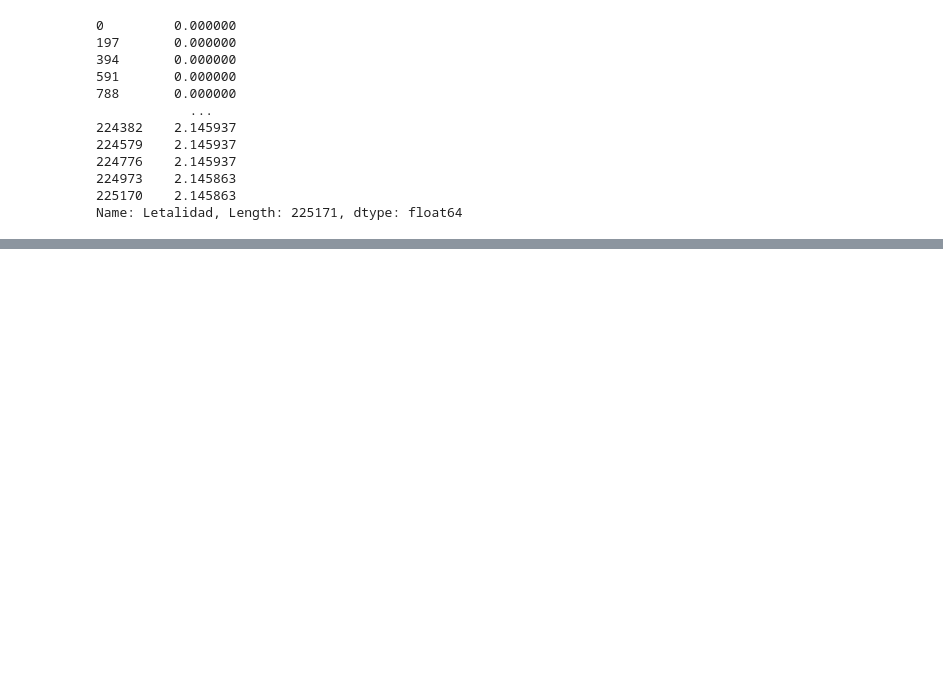
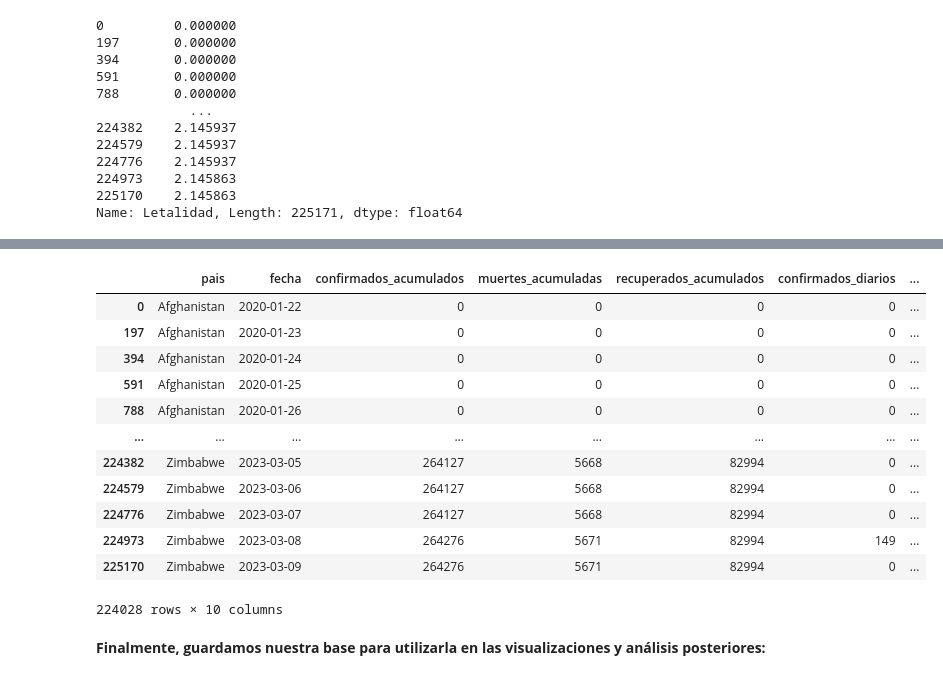
Before and after one commit to cpizarrov/proyecto_final, a Jupyter notebook: 03_Nuevasvariables_y_Limpiezaprofunda.ipynb, the cells around one changed output, grey strips where cells are left out. Cells and saved outputs as stored; diff of their text form; code cells hidden in the pictures; blank space fills up the shorter version.

```diff
--- a/03_Nuevasvariables_y_Limpiezaprofunda.ipynb
+++ b/03_Nuevasvariables_y_Limpiezaprofunda.ipynb
@@ -423,0 +447,7 @@ sns.lineplot(data=Turkey, x='Fecha', y='Recuperados diarios', linestyle='-')
+# %%
+reodenar_columnas = ['País','Fecha','Confirmados acumulados','Muertes acumuladas','Recuperados acumulados','Confirmados diarios','Muertes diarias','Recuperados diarios','Casos Activos','Letalidad']
+df = df[reodenar_columnas]
+# %%
+renombrar_columnas = ['pais','fecha','confirmados_acumulados','muertes_acumuladas','recuperados_acumulados','confirmados_diarios','muertes_diarias','recuperados_diarios','casos_activos','letalidad']
+df.columns = renombrar_columnas
+print(df.dtypes)
@@ -423,0 +466,23 @@ sns.lineplot(data=Turkey, x='Fecha', y='Recuperados diarios', linestyle='-')
+# %%
+df['recuperados_acumulados'] = df['recuperados_acumulados'].astype(int)
+df['confirmados_diarios'] = df['confirmados_diarios'].astype(int)
+df['muertes_diarias'] = df['muertes_diarias'].astype(int)
+df['recuperados_diarios'] = df['recuperados_diarios'].astype(int)
+# %%
+df
+# %% [output]
+|  | pais | fecha | confirmados_acumulados | muertes_acumuladas | recuperados_acumulados | confirmados_diarios | ... |
+| 0 | Afghanistan | 2020-01-22 | 0 | 0 | 0 | 0 | ... |
+| 197 | Afghanistan | 2020-01-23 | 0 | 0 | 0 | 0 | ... |
+| 394 | Afghanistan | 2020-01-24 | 0 | 0 | 0 | 0 | ... |
+| 591 | Afghanistan | 2020-01-25 | 0 | 0 | 0 | 0 | ... |
+| 788 | Afghanistan | 2020-01-26 | 0 | 0 | 0 | 0 | ... |
+| ... | ... | ... | ... | ... | ... | ... | ... |
+| 224382 | Zimbabwe | 2023-03-05 | 264127 | 5668 | 82994 | 0 | ... |
+| 224579 | Zimbabwe | 2023-03-06 | 264127 | 5668 | 82994 | 0 | ... |
+| 224776 | Zimbabwe | 2023-03-07 | 264127 | 5668 | 82994 | 0 | ... |
+| 224973 | Zimbabwe | 2023-03-08 | 264276 | 5671 | 82994 | 149 | ... |
+| 225170 | Zimbabwe | 2023-03-09 | 264276 | 5671 | 82994 | 0 | ... |
+224028 rows × 10 columns
+# %% [markdown]
+**Finalmente, guardamos nuestra base para utilizarla en las visualizaciones y análisis posteriores:**
```
Also changed, not shown: parts of 42 cells of this notebook.
